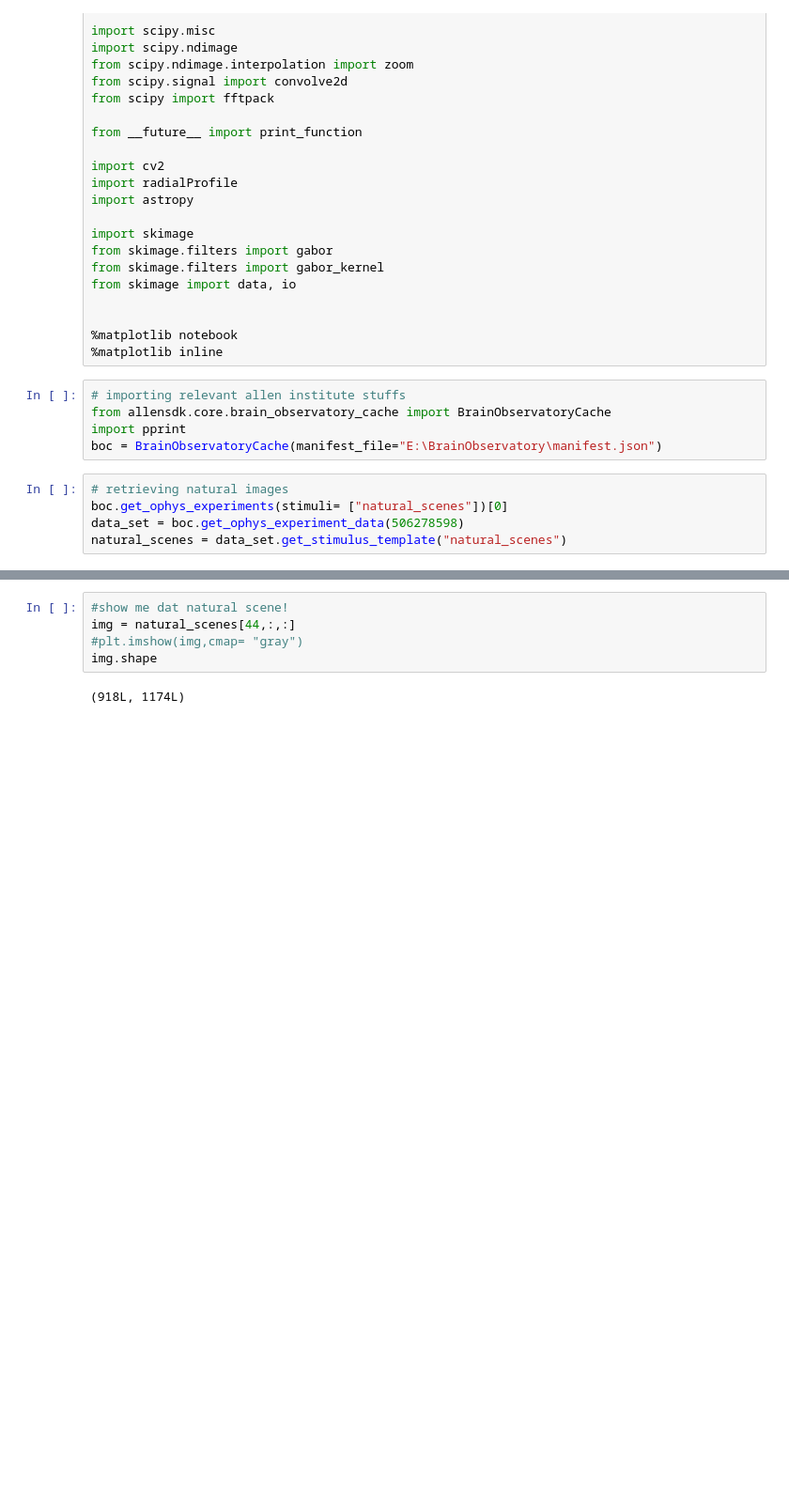
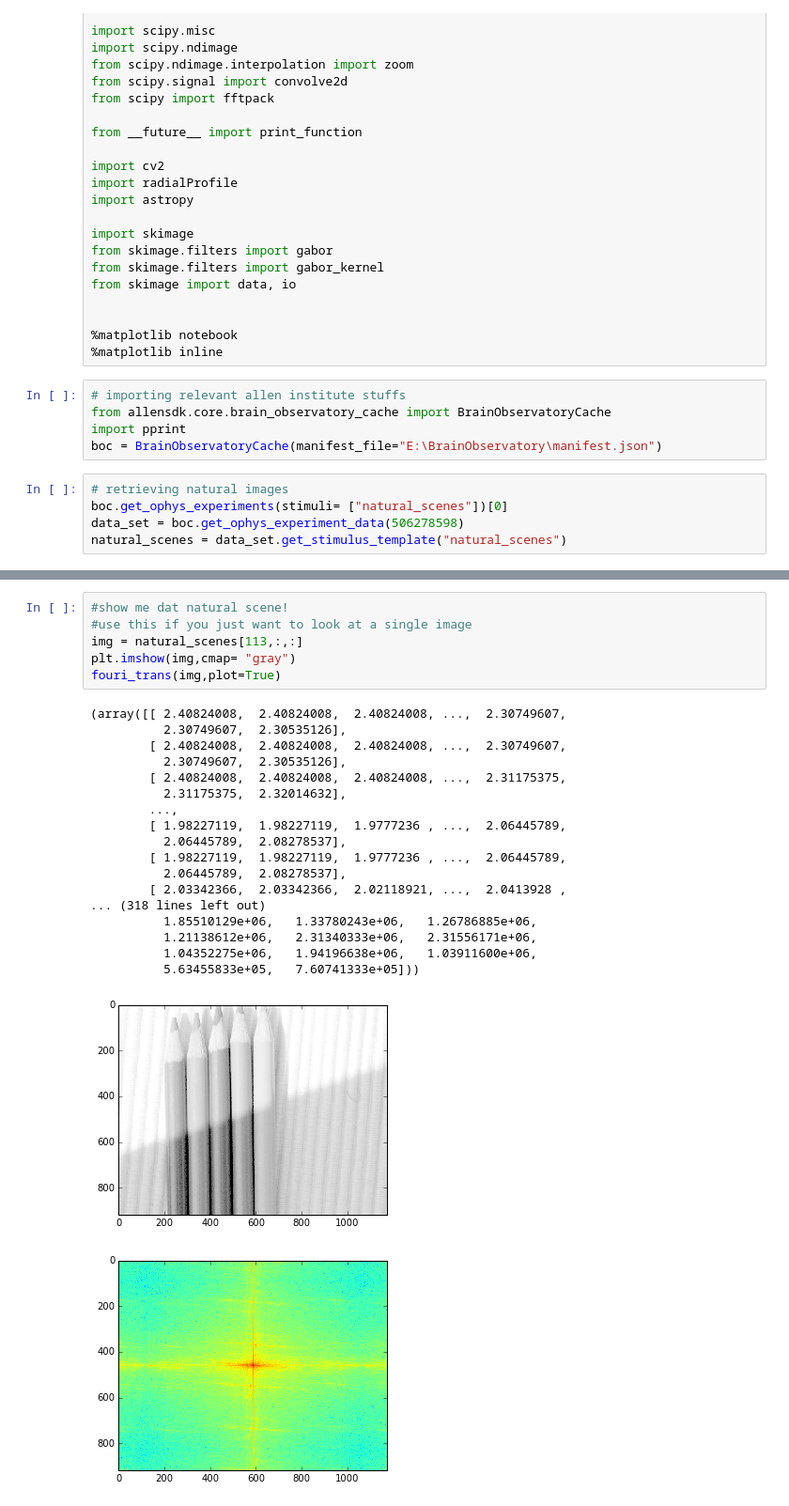
Before and after one commit to vrebex/SWDB-KART, a Jupyter notebook: fourier_transform_dat_image.ipynb, the cells around one changed output, grey strips where cells are left out. Shown at 94% size. Cells and saved outputs as stored; diff of their text form; blank space fills up the shorter version.

```diff
--- a/fourier_transform_dat_image.ipynb
+++ b/fourier_transform_dat_image.ipynb
@@ -123,7 +89,26 @@ fouri_trans(img,plot=True)
 # %%
 #show me dat natural scene!
-img = natural_scenes[44,:,:]
-#plt.imshow(img,cmap= "gray")
-img.shape
+#use this if you just want to look at a single image
+img = natural_scenes[113,:,:]
+plt.imshow(img,cmap= "gray")
+fouri_trans(img,plot=True)
 # %% [output]
-(918L, 1174L)
+(array([[ 2.40824008,  2.40824008,  2.40824008, ...,  2.30749607,
+          2.30749607,  2.30535126],
+        [ 2.40824008,  2.40824008,  2.40824008, ...,  2.30749607,
+          2.30749607,  2.30535126],
+        [ 2.40824008,  2.40824008,  2.40824008, ...,  2.31175375,
+          2.31175375,  2.32014632],
+        ...,
+        [ 1.98227119,  1.98227119,  1.9777236 , ...,  2.06445789,
+          2.06445789,  2.08278537],
+        [ 1.98227119,  1.98227119,  1.9777236 , ...,  2.06445789,
+          2.06445789,  2.08278537],
+        [ 2.03342366,  2.03342366,  2.02118921, ...,  2.0413928 ,
+... (318 lines left out)
+          1.85510129e+06,   1.33780243e+06,   1.26786885e+06,
+          1.21138612e+06,   2.31340333e+06,   2.31556171e+06,
+          1.04352275e+06,   1.94196638e+06,   1.03911600e+06,
+          5.63455833e+05,   7.60741333e+05]))
+[figure, added]
+[figure, added]
```
Also changed, not shown: parts of 12 cells of this notebook.
